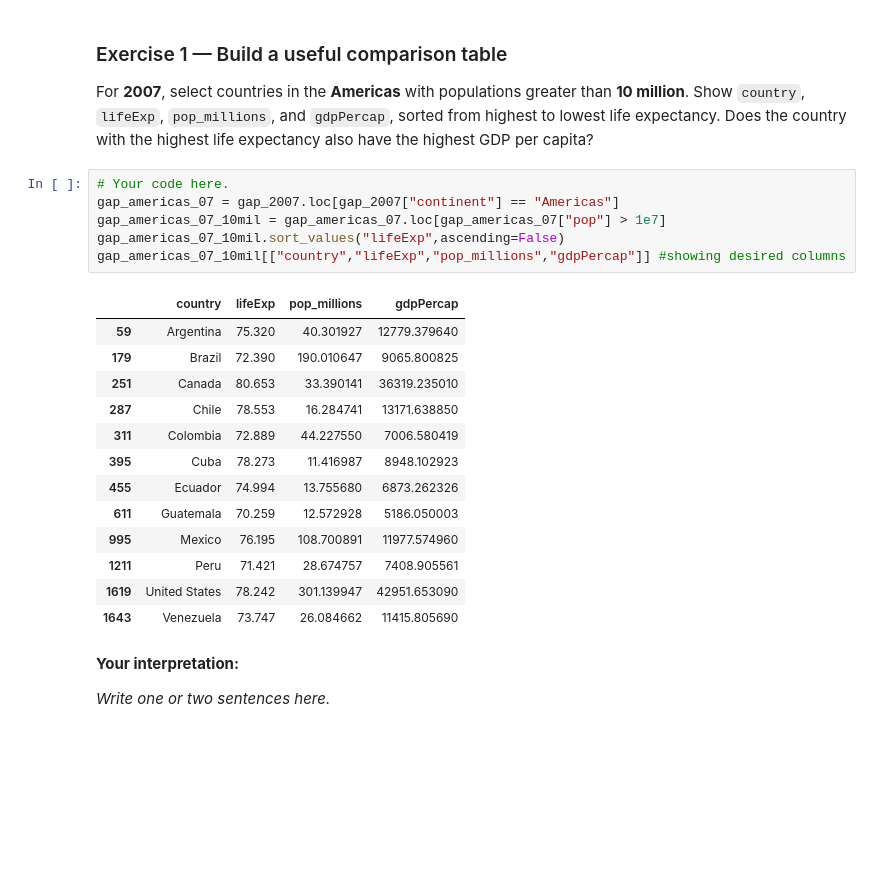
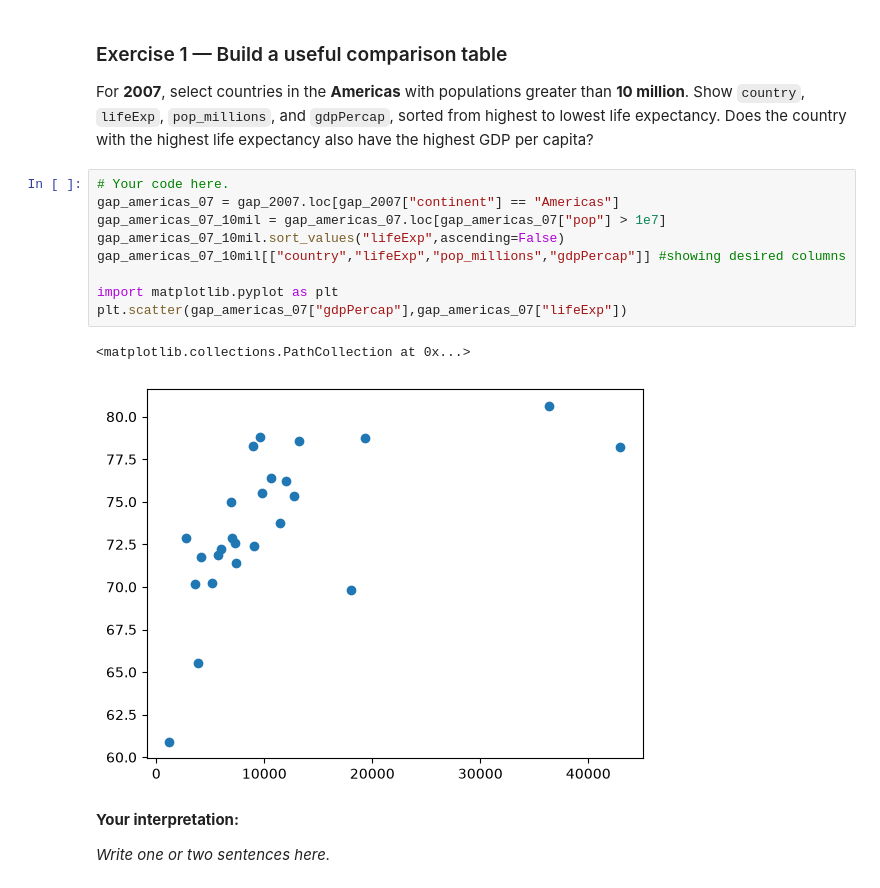
Before and after one commit to BradyJulian/Julian-Brady-ENGR-1451-Fork, a Jupyter notebook: 2-class/w04b_data_manipulation.ipynb, the cells around one changed output. Saved outputs shown, nothing was run; the diff lists cells and outputs as text; blank space fills up the shorter version.

```diff
--- a/2-class/w04b_data_manipulation.ipynb
+++ b/2-class/w04b_data_manipulation.ipynb
@@ -148,23 +148,15 @@ Does the country with the highest life expectancy also have the highest GDP per
 # %%
 # Your code here.
 gap_americas_07 = gap_2007.loc[gap_2007["continent"] == "Americas"]
 gap_americas_07_10mil = gap_americas_07.loc[gap_americas_07["pop"] > 1e7]
 gap_americas_07_10mil.sort_values("lifeExp",ascending=False)
 gap_americas_07_10mil[["country","lifeExp","pop_millions","gdpPercap"]] #showing desired columns
+
+import matplotlib.pyplot as plt
+plt.scatter(gap_americas_07["gdpPercap"],gap_americas_07["lifeExp"])
 # %% [output]
-|  | country | lifeExp | pop_millions | gdpPercap |
-| 59 | Argentina | 75.320 | 40.301927 | 12779.379640 |
-| 179 | Brazil | 72.390 | 190.010647 | 9065.800825 |
-| 251 | Canada | 80.653 | 33.390141 | 36319.235010 |
-| 287 | Chile | 78.553 | 16.284741 | 13171.638850 |
-| 311 | Colombia | 72.889 | 44.227550 | 7006.580419 |
-| 395 | Cuba | 78.273 | 11.416987 | 8948.102923 |
-| 455 | Ecuador | 74.994 | 13.755680 | 6873.262326 |
-| 611 | Guatemala | 70.259 | 12.572928 | 5186.050003 |
-| 995 | Mexico | 76.195 | 108.700891 | 11977.574960 |
-| 1211 | Peru | 71.421 | 28.674757 | 7408.905561 |
-| 1619 | United States | 78.242 | 301.139947 | 42951.653090 |
-| 1643 | Venezuela | 73.747 | 26.084662 | 11415.805690 |
+<matplotlib.collections.PathCollection at 0x...>
+[figure, added]
 # %% [markdown]
 **Your interpretation:**
 
```
Also changed, not shown: 1 other file.
